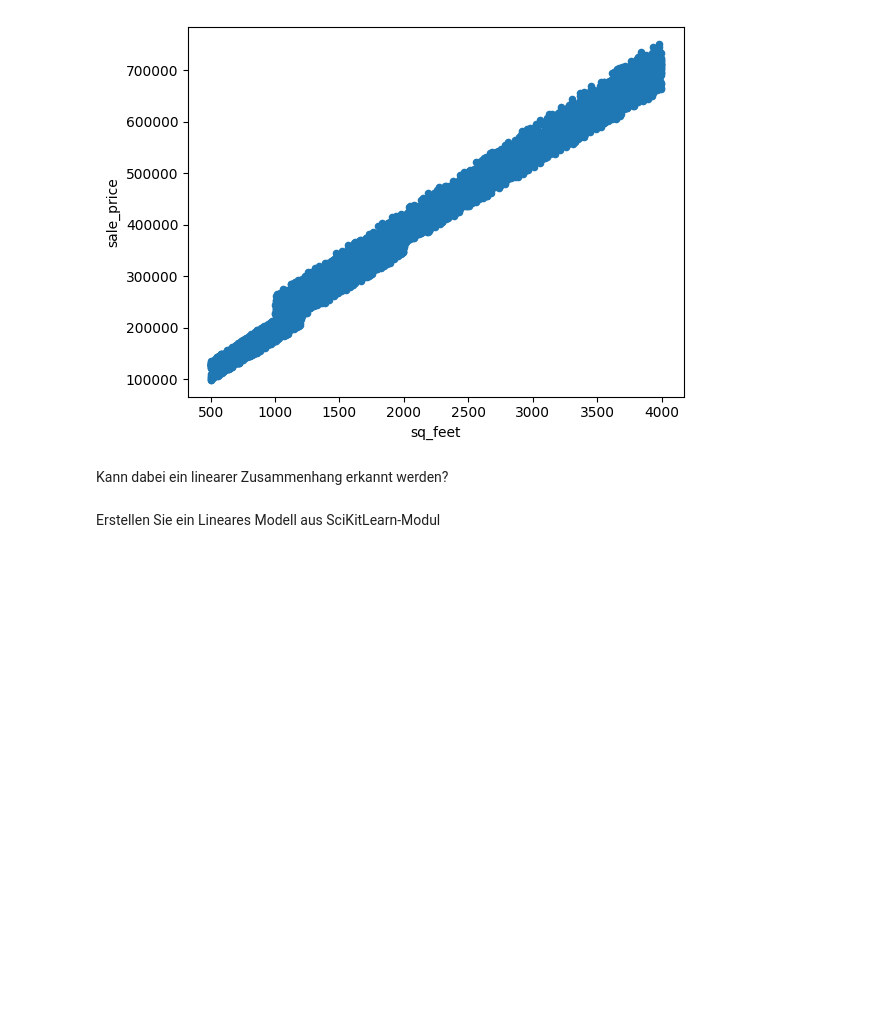
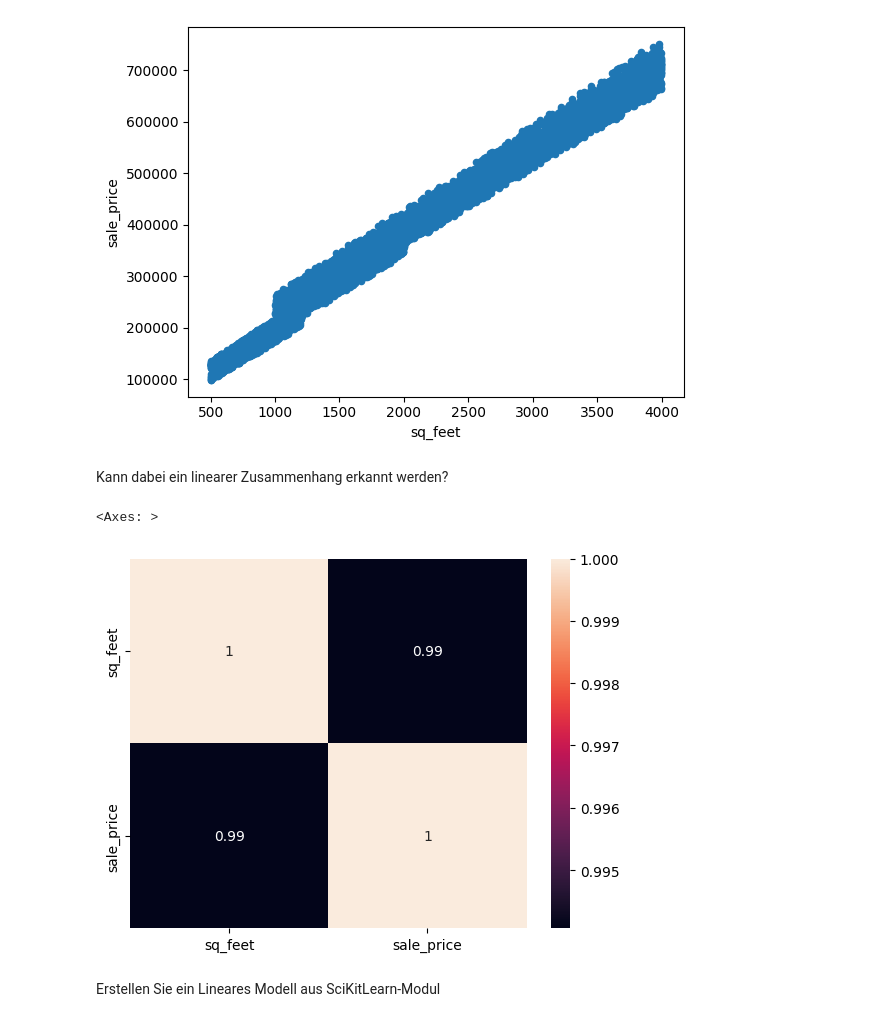
Before and after one commit to olhaishchenko/BBQ_Datei, a Jupyter notebook: Data_Science/2025_01_08_LineareRegression/Aufgaben/Aufgabe_simple_linear_regression.ipynb, the cells around one changed output. Cells and saved outputs as stored; diff of their text form; code cells hidden in the pictures; blank space fills up the shorter version.

```diff
--- a/Data_Science/2025_01_08_LineareRegression/Aufgaben/Aufgabe_simple_linear_regression.ipynb
+++ b/Data_Science/2025_01_08_LineareRegression/Aufgaben/Aufgabe_simple_linear_regression.ipynb
@@ -18,7 +18,7 @@ warnings.filterwarnings('ignore') # Warnungen ausblenden
 # %% [markdown]
 Ein Dataframe erstellen:
 # %%
-df = pd.read_csv('house_data.csv')
+df = pd.read_csv('C:/Users/OlhaIshchenko/Documents/Daten_Analyse/unterricht/csv_Datei/house_data.csv')
 # %% [markdown]
 Ermitteln Sie die Spaltennamen:
 # %%
@@ -52,6 +52,12 @@ df.plot(x="sq_feet", y="sale_price", kind="scatter");
 Kann dabei ein linearer Zusammenhang erkannt werden?
 # %%
 # Hier können wir sehen, dass die 'sale_price' in einer gut linearen Relation im Hinblick auf 'sq_feet' stehen
+# %%
+import seaborn as sns
+sns.heatmap(df[["sq_feet", "sale_price"]].corr(), annot=True)
+# %% [output]
+<Axes: >
+[figure, added]
 # %% [markdown]
 Erstellen Sie ein Lineares Modell aus SciKitLearn-Modul
 # %%
```
Also changed, not shown: parts of 7 cells of this notebook, 49 other files.
